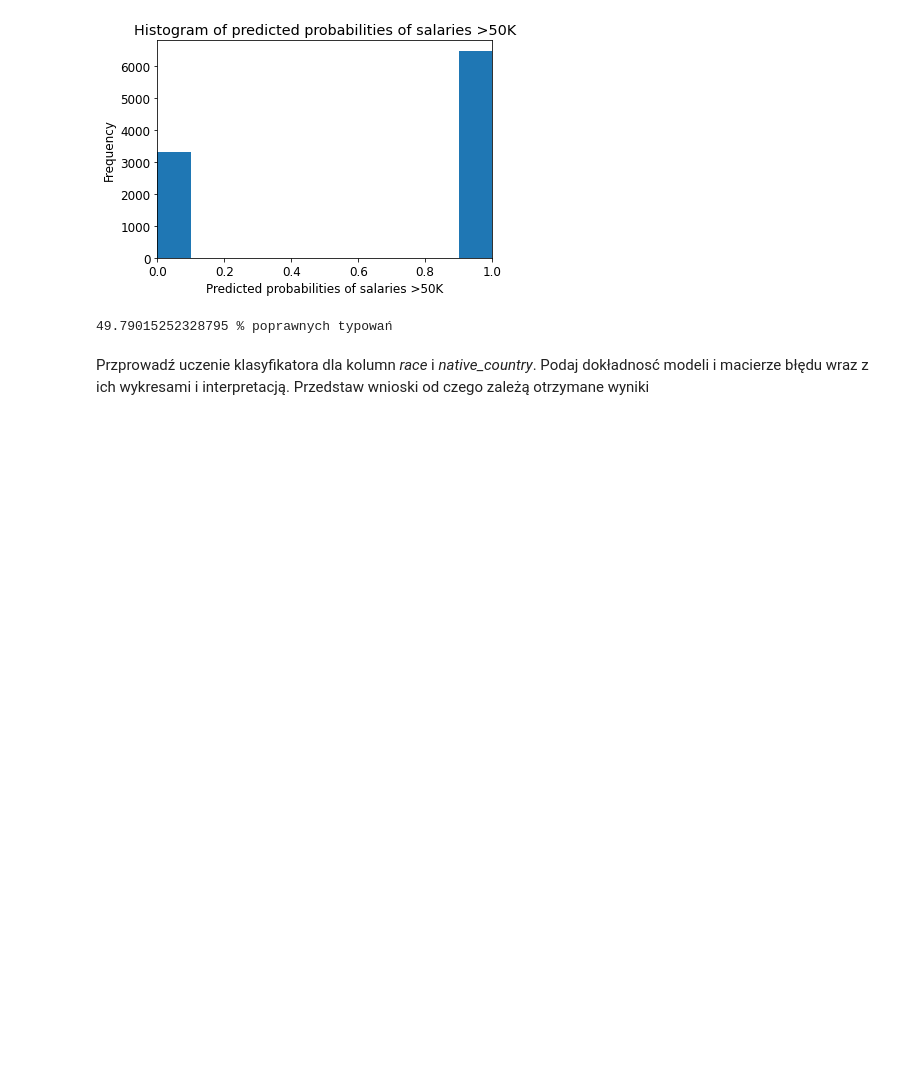
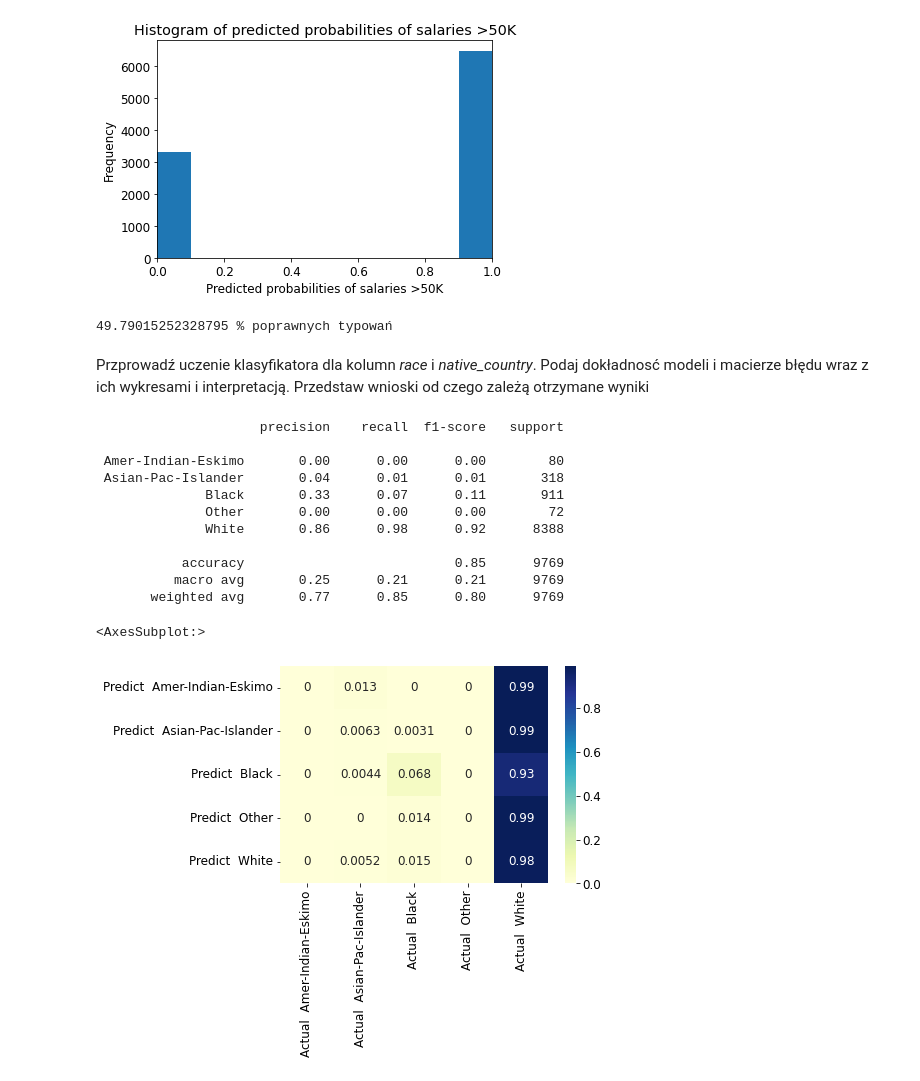
Before and after one commit to SebastianPilch/ABiD_gr1_SebastianPilch, a Jupyter notebook: Lab_9/raport.ipynb, the cells around one changed output. Cells and saved outputs as stored; diff of their text form; code cells hidden in the pictures; blank space fills up the shorter version.

```diff
--- a/Lab_9/raport.ipynb
+++ b/Lab_9/raport.ipynb
@@ -136,3 +136,44 @@ print(len(correct)/len(y_pred)*100, '% poprawnych typowań')
 49.79015252328795 % poprawnych typowań
 # %% [markdown]
 Przprowadź uczenie klasyfikatora dla kolumn *race* i *native_country*. Podaj dokładnosć modeli i macierze błędu wraz z ich wykresami i interpretacją. Przedstaw wnioski od czego zależą otrzymane wyniki
+# %%
+
+X = df.drop('race', axis=1)
+y = SetToData['race']
+
+X_train, X_test, y_train, y_test = train_test_split(X, y, test_size=0.3, random_state=0)
+
+
+
+X_train = encoder.fit_transform(X_train)
+X_test = encoder.transform(X_test)
+gnb = GaussianNB()
+# fit the model
+gnb.fit(X_train,y_train)
+# gnb
+y_pred = gnb.predict(X_test)
+y_prob = gnb.predict_proba(X_test)
+# %%
+cm = metrics.confusion_matrix(y_test,y_pred,normalize='true')
+
+names = SetToData['race'].unique()
+print(metrics.classification_report(y_test,y_pred))
+names.sort()
+cm_matrix = pd.DataFrame(data=cm, columns=["Actual "+ str(names[i]) for i in range(len(names))],
+                                 index=["Predict "+ str(names[i]) for i in range(len(names))])
+
+sns.heatmap(cm_matrix, annot=True, cmap='YlGnBu')
+# %% [output]
+                     precision    recall  f1-score   support
+
+ Amer-Indian-Eskimo       0.00      0.00      0.00        80
+ Asian-Pac-Islander       0.04      0.01      0.01       318
+              Black       0.33      0.07      0.11       911
+              Other       0.00      0.00      0.00        72
+              White       0.86      0.98      0.92      8388
+
+           accuracy                           0.85      9769
+          macro avg       0.25      0.21      0.21      9769
+       weighted avg       0.77      0.85      0.80      9769
+<AxesSubplot:>
+[figure, added]
```
Also changed, not shown: parts of 9 cells of this notebook, 1 other file.
